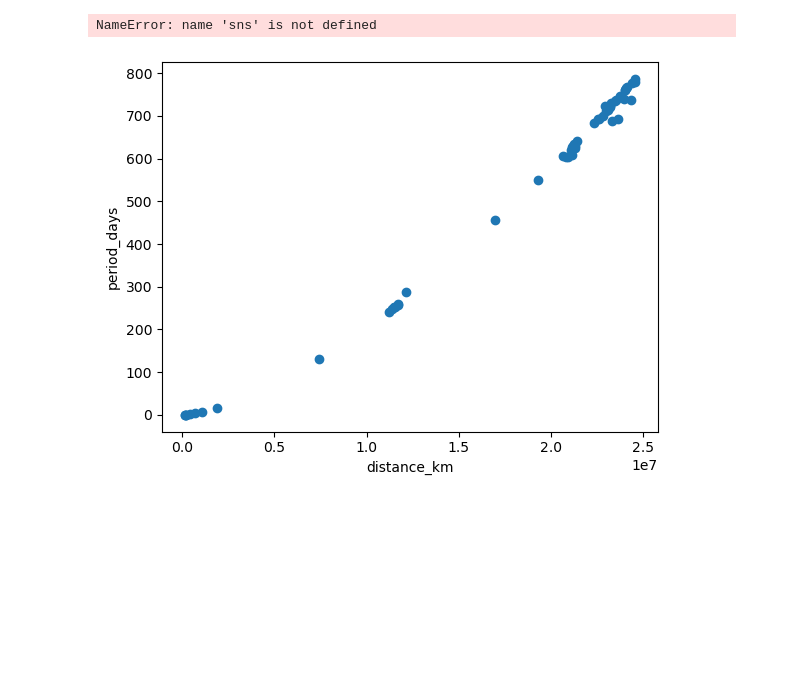
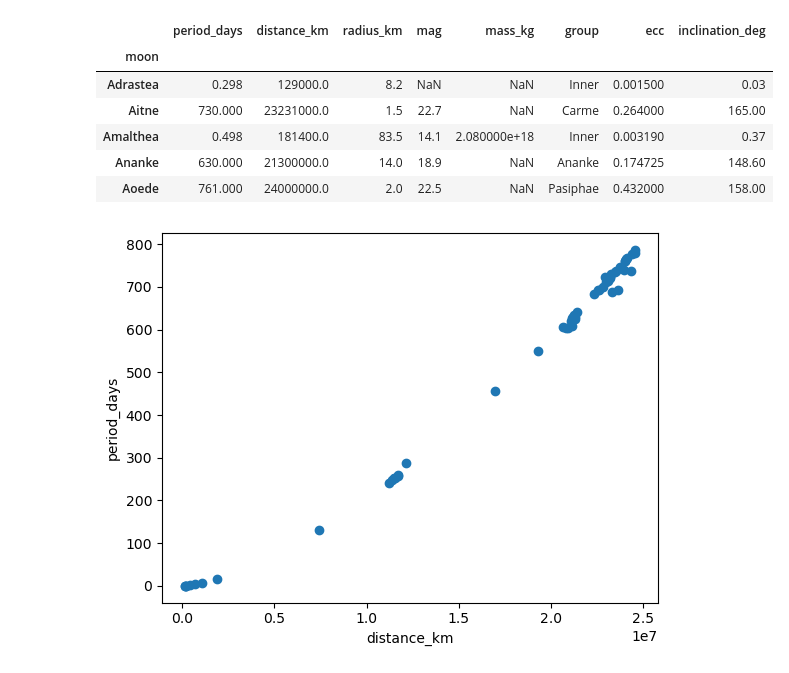
Before and after one commit to tara-12345/Assessment-1, a Jupyter notebook: jupiter_visualise.ipynb, the cells around one changed output. Drawn from its saved outputs; the diff is of its cells as text; code cells hidden in the pictures; blank space fills up the shorter version.

```diff
--- a/jupiter_visualise.ipynb
+++ b/jupiter_visualise.ipynb
@@ -3,11 +3,17 @@ import seaborn as sns
 # %%
 from jupiter import Moons
 moons_data = Moons()
-#moons_data.data.head()
+moons_data.data.head()
+# %% [output]
+|  | period_days | distance_km | radius_km | mag | mass_kg | group | ecc | inclination_deg |
+| moon |  |  |  |  |  |  |  |  |
+| Adrastea | 0.298 | 129000.0 | 8.2 | NaN | NaN | Inner | 0.001500 | 0.03 |
+| Aitne | 730.000 | 23231000.0 | 1.5 | 22.7 | NaN | Carme | 0.264000 | 165.00 |
+| Amalthea | 0.498 | 181400.0 | 83.5 | 14.1 | 2.080000e+18 | Inner | 0.003190 | 0.37 |
+| Ananke | 630.000 | 21300000.0 | 14.0 | 18.9 | NaN | Ananke | 0.174725 | 148.60 |
+| Aoede | 761.000 | 24000000.0 | 2.0 | 22.5 | NaN | Pasiphae | 0.432000 | 158.00 |
 # %%
-sns.pairplot(moons_data.data, hue = "group")
+#sns.pairplot(moons_data.data, hue = "group")
-# %% [output]
-NameError: name 'sns' is not defined
 # %%
 moons_data.plot("distance_km", "period_days")
 # %% [output]
```
Also changed, not shown: parts of 6 cells of this notebook, 1 other file.
